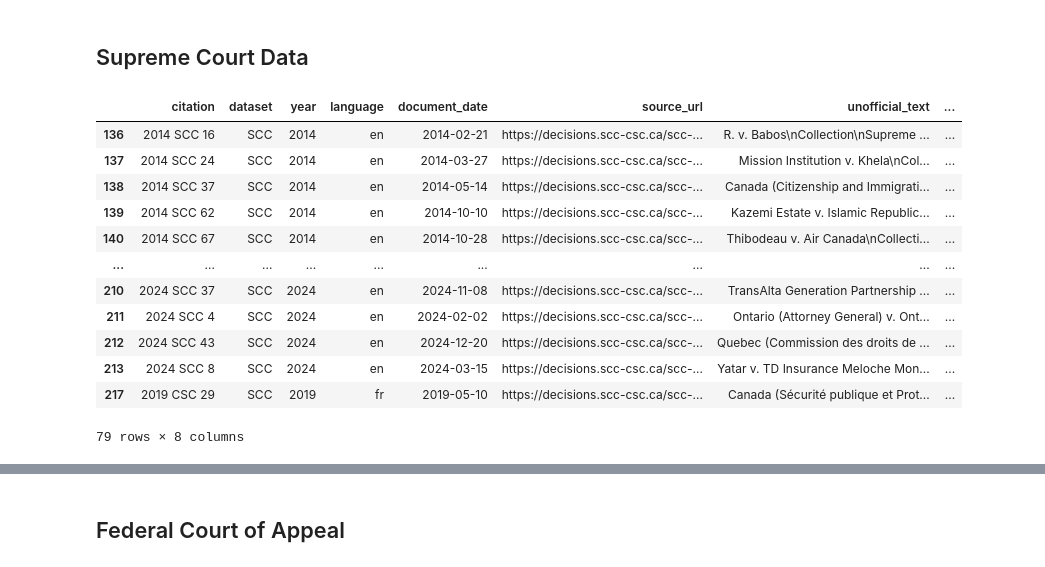
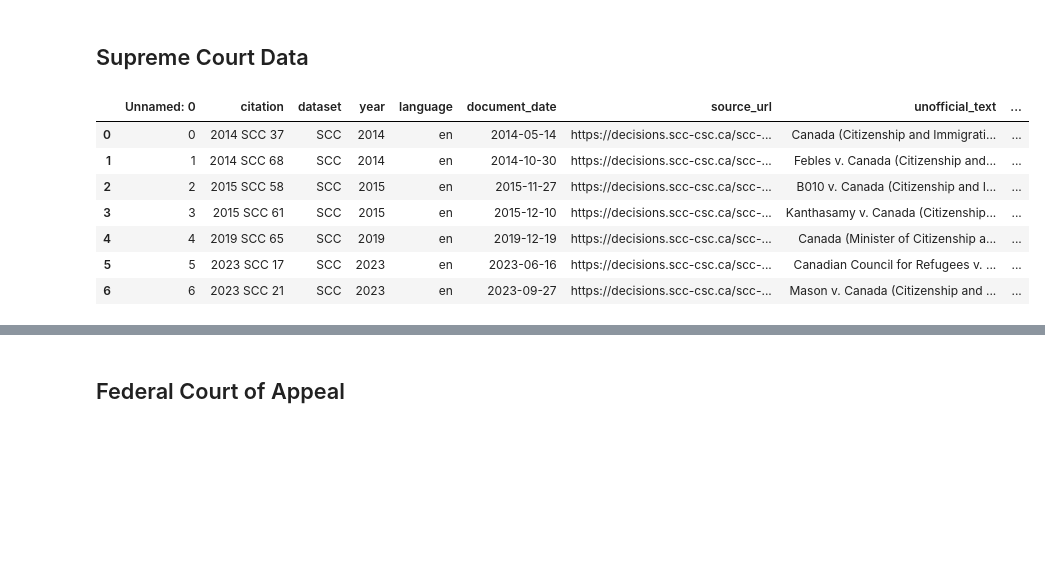
Before and after one commit to ismailbhinder/Public-Transparency-for-Immigration-Law-Canada, a Jupyter notebook: notebooks/extracting_judge_name.ipynb, the cells around one changed output, grey strips where cells are left out. Cells and saved outputs as stored; diff of their text form; code cells hidden in the pictures; blank space fills up the shorter version.

```diff
--- a/notebooks/extracting_judge_name.ipynb
+++ b/notebooks/extracting_judge_name.ipynb
@@ -133,20 +133,14 @@ def extract_judges_from_dataframe(df, text_column="unofficial_text", model="llam
 # %% [markdown]
 ## Supreme Court Data
 # %%
-SCC = pd.read_csv("../data/processed/SCC_data.csv")
-SCC_2014_2024 = SCC.query("year >= 2014")
-SCC_2014_2024
+SCC = pd.read_csv("../data/processed/SCC_Regex.csv")
+SCC
 # %% [output]
-|  | citation | dataset | year | language | document_date | source_url | unofficial_text | ... |
-| 136 | 2014 SCC 16 | SCC | 2014 | en | 2014-02-21 | https://decisions.scc-csc.ca/scc-... | R. v. Babos\nCollection\nSupreme ... | ... |
-| 137 | 2014 SCC 24 | SCC | 2014 | en | 2014-03-27 | https://decisions.scc-csc.ca/scc-... | Mission Institution v. Khela\nCol... | ... |
-| 138 | 2014 SCC 37 | SCC | 2014 | en | 2014-05-14 | https://decisions.scc-csc.ca/scc-... | Canada (Citizenship and Immigrati... | ... |
-| 139 | 2014 SCC 62 | SCC | 2014 | en | 2014-10-10 | https://decisions.scc-csc.ca/scc-... | Kazemi Estate v. Islamic Republic... | ... |
-| 140 | 2014 SCC 67 | SCC | 2014 | en | 2014-10-28 | https://decisions.scc-csc.ca/scc-... | Thibodeau v. Air Canada\nCollecti... | ... |
-| ... | ... | ... | ... | ... | ... | ... | ... | ... |
-| 210 | 2024 SCC 37 | SCC | 2024 | en | 2024-11-08 | https://decisions.scc-csc.ca/scc-... | TransAlta Generation Partnership ... | ... |
-| 211 | 2024 SCC 4 | SCC | 2024 | en | 2024-02-02 | https://decisions.scc-csc.ca/scc-... | Ontario (Attorney General) v. Ont... | ... |
-| 212 | 2024 SCC 43 | SCC | 2024 | en | 2024-12-20 | https://decisions.scc-csc.ca/scc-... | Quebec (Commission des droits de ... | ... |
-| 213 | 2024 SCC 8 | SCC | 2024 | en | 2024-03-15 | https://decisions.scc-csc.ca/scc-... | Yatar v. TD Insurance Meloche Mon... | ... |
-| 217 | 2019 CSC 29 | SCC | 2019 | fr | 2019-05-10 | https://decisions.scc-csc.ca/scc-... | Canada (Sécurité publique et Prot... | ... |
+|  | Unnamed: 0 | citation | dataset | year | language | document_date | source_url | unofficial_text | ... |
+| 0 | 0 | 2014 SCC 37 | SCC | 2014 | en | 2014-05-14 | https://decisions.scc-csc.ca/scc-... | Canada (Citizenship and Immigrati... | ... |
+| 1 | 1 | 2014 SCC 68 | SCC | 2014 | en | 2014-10-30 | https://decisions.scc-csc.ca/scc-... | Febles v. Canada (Citizenship and... | ... |
+| 2 | 2 | 2015 SCC 58 | SCC | 2015 | en | 2015-11-27 | https://decisions.scc-csc.ca/scc-... | B010 v. Canada (Citizenship and I... | ... |
+| 3 | 3 | 2015 SCC 61 | SCC | 2015 | en | 2015-12-10 | https://decisions.scc-csc.ca/scc-... | Kanthasamy v. Canada (Citizenship... | ... |
+| 4 | 4 | 2019 SCC 65 | SCC | 2019 | en | 2019-12-19 | https://decisions.scc-csc.ca/scc-... | Canada (Minister of Citizenship a... | ... |
+| 5 | 5 | 2023 SCC 17 | SCC | 2023 | en | 2023-06-16 | https://decisions.scc-csc.ca/scc-... | Canadian Council for Refugees v. ... | ... |
+| 6 | 6 | 2023 SCC 21 | SCC | 2023 | en | 2023-09-27 | https://decisions.scc-csc.ca/scc-... | Mason v. Canada (Citizenship and ... | ... |
-79 rows × 8 columns
```
Also changed, not shown: parts of 16 cells of this notebook, 2 other files.
